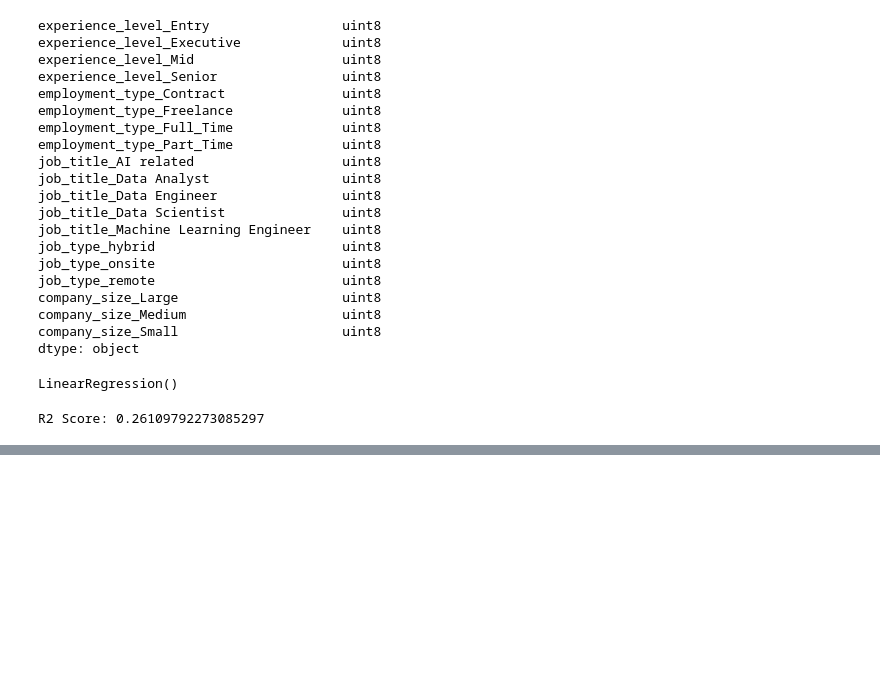
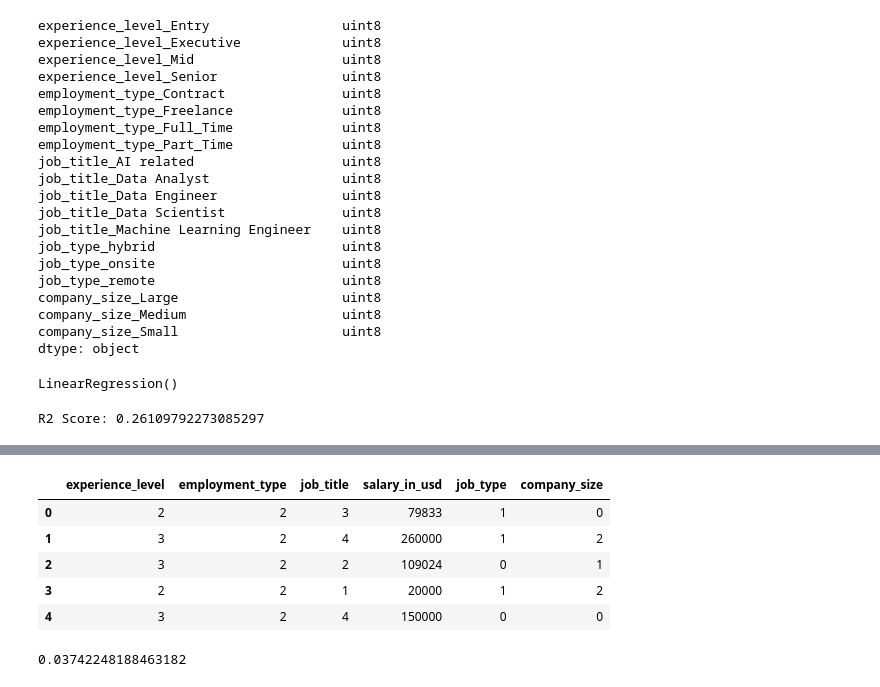
Before and after one commit to Suyog-Dhakal/DataScience-Projects, a Jupyter notebook: DataScienceSalaryPrediction/DataScienceSalaryPrediction.ipynb, the cells around one changed output, grey strips where cells are left out. Drawn from its saved outputs; the diff is of its cells as text; code cells hidden in the pictures; blank space fills up the shorter version.

```diff
--- a/DataScienceSalaryPrediction/DataScienceSalaryPrediction.ipynb
+++ b/DataScienceSalaryPrediction/DataScienceSalaryPrediction.ipynb
@@ -601,0 +636,9 @@ R2 Score: 0.26109792273085297
+# %%
+df5.head()
+# %% [output]
+|  | experience_level | employment_type | job_title | salary_in_usd | job_type | company_size |
+| 0 | 2 | 2 | 3 | 79833 | 1 | 0 |
+| 1 | 3 | 2 | 4 | 260000 | 1 | 2 |
+| 2 | 3 | 2 | 2 | 109024 | 0 | 1 |
+| 3 | 2 | 2 | 1 | 20000 | 1 | 2 |
+| 4 | 3 | 2 | 4 | 150000 | 0 | 0 |
@@ -601,0 +651,10 @@ R2 Score: 0.26109792273085297
+# %%
+from sklearn.tree import DecisionTreeRegressor
+
+model = DecisionTreeRegressor()
+model.fit(X_train,y_train)
+y_pred = model.predict(X_test)
+accuracy = model.score(X_test,y_test)
+accuracy
+# %% [output]
+0.03742248188463182
```
Also changed, not shown: parts of 8 cells of this notebook.
